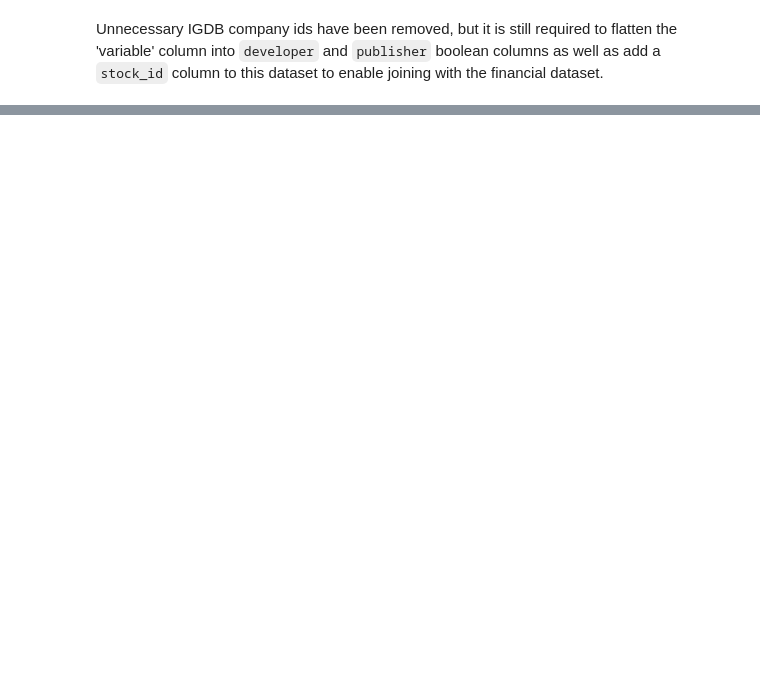
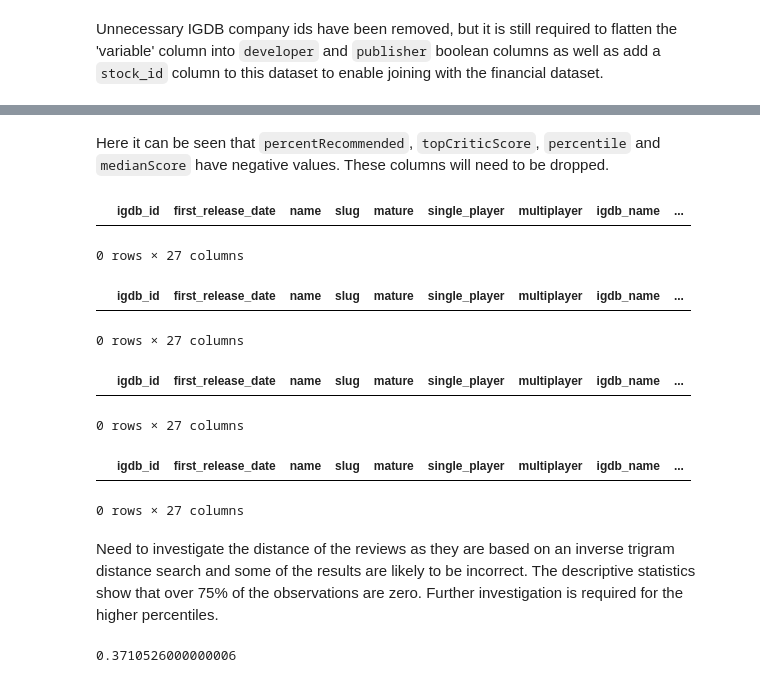
Before and after one commit to c0nn0rstevens/video-game-review-scores-returns-thesis, a Jupyter notebook: reviews_exploration.ipynb, the cells around one changed output, grey strips where cells are left out. Drawn from its saved outputs; the diff is of its cells as text; code cells hidden in the pictures; blank space fills up the shorter version.

```diff
--- a/reviews_exploration.ipynb
+++ b/reviews_exploration.ipynb
@@ -259,0 +300,41 @@ msno.matrix(games_reviews_long_df)
+# %% [markdown]
+Here it can be seen that `percentRecommended`, `topCriticScore`, `percentile` and `medianScore` have negative values. These columns will need to be dropped.
+# %%
+# Drop rows where percentRecommended values are negative.
+games_reviews_long_df['percentRecommended'] = games_reviews_long_df['percentRecommended'].drop(
+    games_reviews_long_df[games_reviews_long_df['percentRecommended'] < 0].index)
+games_reviews_long_df[games_reviews_long_df['percentRecommended'] < 0].head()
+# %% [output]
+|  | igdb_id | first_release_date | name | slug | mature | single_player | multiplayer | igdb_name | ... |
+0 rows × 27 columns
+# %%
+# Drop rows where topCriticScore values are negative.
+games_reviews_long_df['topCriticScore'] = games_reviews_long_df['topCriticScore'].drop(
+    games_reviews_long_df[games_reviews_long_df['topCriticScore'] < 0].index)
+games_reviews_long_df[games_reviews_long_df['topCriticScore'] < 0].head()
+# %% [output]
+|  | igdb_id | first_release_date | name | slug | mature | single_player | multiplayer | igdb_name | ... |
+0 rows × 27 columns
+# %%
+# Drop rows where percentile values are negative.
+games_reviews_long_df['percentile'] = games_reviews_long_df['percentile'].drop(
+    games_reviews_long_df[games_reviews_long_df['percentile'] < 0].index)
+games_reviews_long_df[games_reviews_long_df['percentile'] < 0].head()
+# %% [output]
+|  | igdb_id | first_release_date | name | slug | mature | single_player | multiplayer | igdb_name | ... |
+0 rows × 27 columns
+# %%
+# Drop rows where medianScore values are negative.
+games_reviews_long_df['medianScore'] = games_reviews_long_df['medianScore'].drop(
+    games_reviews_long_df[games_reviews_long_df['medianScore'] < 0].index)
+games_reviews_long_df[games_reviews_long_df['medianScore'] < 0].head()
+# %% [output]
+|  | igdb_id | first_release_date | name | slug | mature | single_player | multiplayer | igdb_name | ... |
+0 rows × 27 columns
+# %% [markdown]
+Need to investigate the distance of the reviews as they are based on an inverse trigram distance search and some of the results are likely to be incorrect. The descriptive statistics show that over 75% of the observations are zero. Further investigation is required for the higher percentiles.
+# %%
+# Investigate 90th percentile.
+games_reviews_long_df['dist'].quantile(0.9)
+# %% [output]
+0.3710526000000006
```
Also changed, not shown: parts of 34 cells of this notebook, 3 other files.
